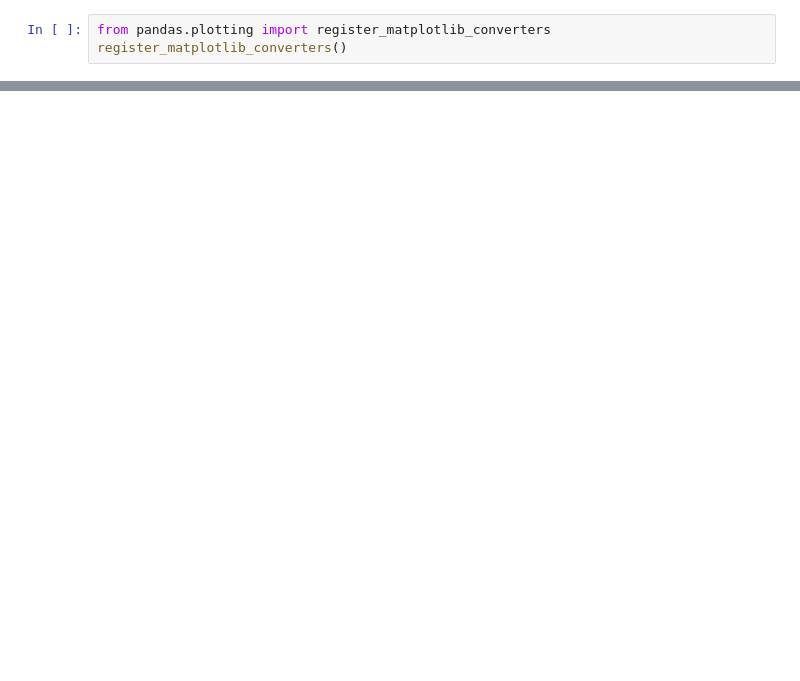
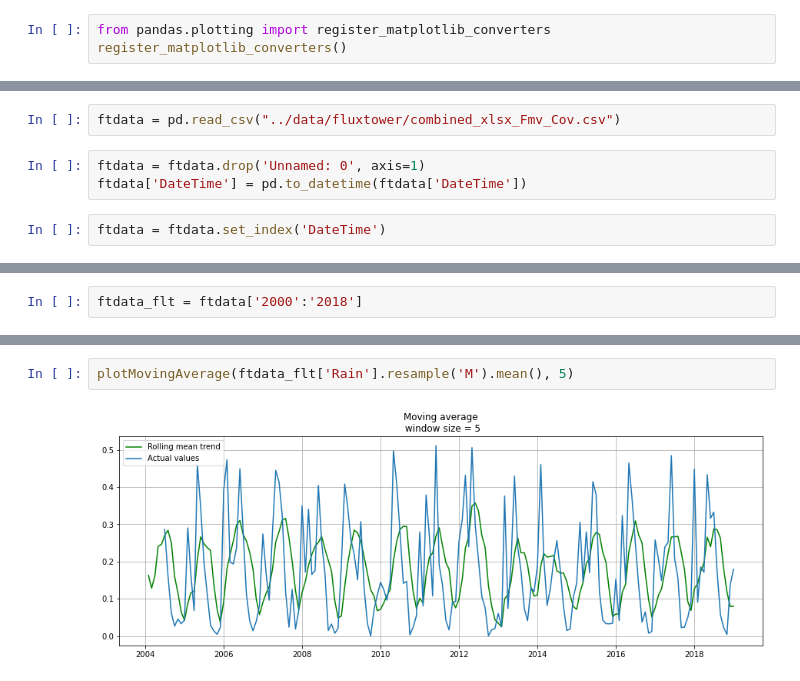
Before and after one commit to PatBall1/pheno_data, a Jupyter notebook: code/pheno_ee.ipynb, the cells around one changed output, grey strips where cells are left out. Cells and saved outputs as stored; diff of their text form; blank space fills up the shorter version.

```diff
--- a/code/pheno_ee.ipynb
+++ b/code/pheno_ee.ipynb
@@ -270,0 +169,7 @@ Map(center=[40, -100], controls=(WidgetControl(options=['position'], widget=HBox
+# %%
+ftdata = pd.read_csv("../data/fluxtower/combined_xlsx_Fmv_Cov.csv")
+# %%
+ftdata = ftdata.drop('Unnamed: 0', axis=1)
+ftdata['DateTime'] = pd.to_datetime(ftdata['DateTime'])
+# %%
+ftdata = ftdata.set_index('DateTime')
@@ -270,0 +178,2 @@ Map(center=[40, -100], controls=(WidgetControl(options=['position'], widget=HBox
+# %%
+ftdata_flt = ftdata['2000':'2018']
@@ -270,0 +202,4 @@ Map(center=[40, -100], controls=(WidgetControl(options=['position'], widget=HBox
+# %%
+plotMovingAverage(ftdata_flt['Rain'].resample('M').mean(), 5)
+# %% [output]
+[figure, added]
```
Also changed, not shown: parts of 48 cells of this notebook.
